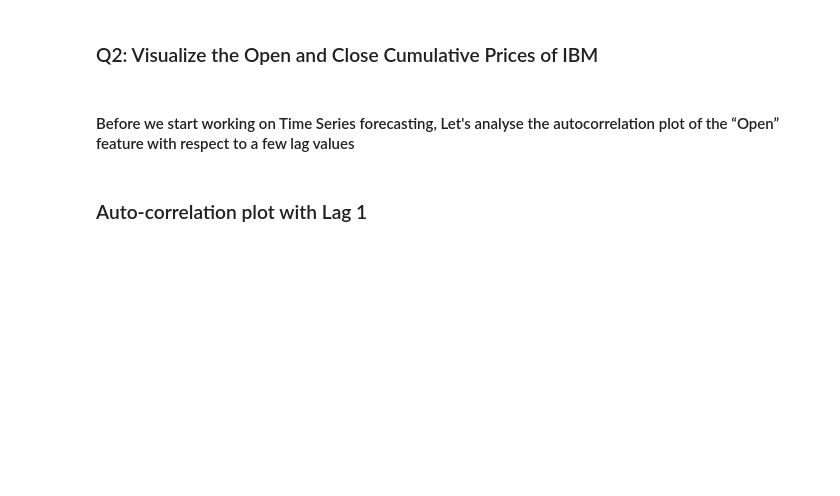
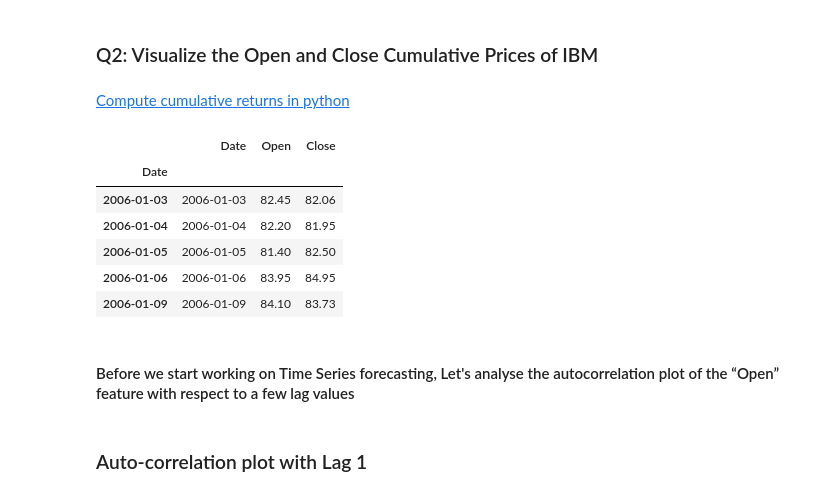
Before and after one commit to sandra-nguemto/time-series-analysis-mini-project, a Jupyter notebook: Mini_Project_Time_Series_Forecasting.ipynb, the cells around one changed output. Cells and saved outputs as stored; diff of their text form; code cells hidden in the pictures; blank space fills up the shorter version.

```diff
--- a/Mini_Project_Time_Series_Forecasting.ipynb
+++ b/Mini_Project_Time_Series_Forecasting.ipynb
@@ -51,5 +79,26 @@ plt.title('IBM Returns');
 # %% [markdown]
 ### Q2: Visualize the Open and Close Cumulative Prices of IBM
+# %% [markdown]
+[Compute cumulative returns in python](https://www.allthesnippets.com/notes/finance/calculating_cumulative_returns_of_stocks_with_python_and_pandas.html)
+# %%
+df_cum = df[['Date','Open', 'Close']]
+
+df_cum.head()
+
+
+# df_cum['open_cum'] =
+
+# dr = df[['Open', 'Close']]
+# dr.plot()
+# plt.title('IBM Stock Price Evolution');
+# %% [output]
+|  | Date | Open | Close |
+| Date |  |  |  |
+| 2006-01-03 | 2006-01-03 | 82.45 | 82.06 |
+| 2006-01-04 | 2006-01-04 | 82.20 | 81.95 |
+| 2006-01-05 | 2006-01-05 | 81.40 | 82.50 |
+| 2006-01-06 | 2006-01-06 | 83.95 | 84.95 |
+| 2006-01-09 | 2006-01-09 | 84.10 | 83.73 |
 # %% [markdown]
 ####  Before we start working on Time Series forecasting, Let's analyse the autocorrelation plot of the “Open” feature with respect to a few lag values
 # %% [markdown]
```
Also changed, not shown: parts of 6 cells of this notebook.
